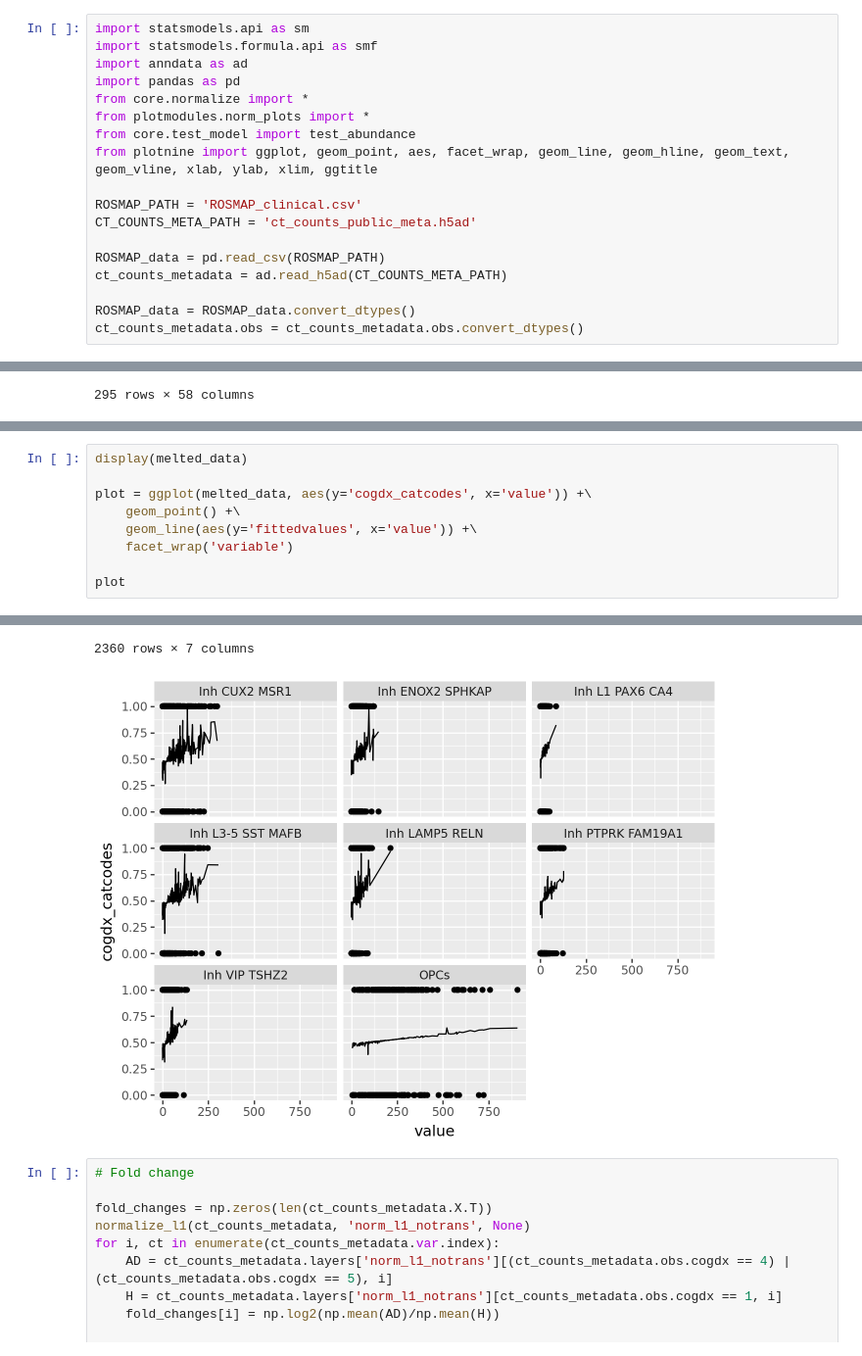
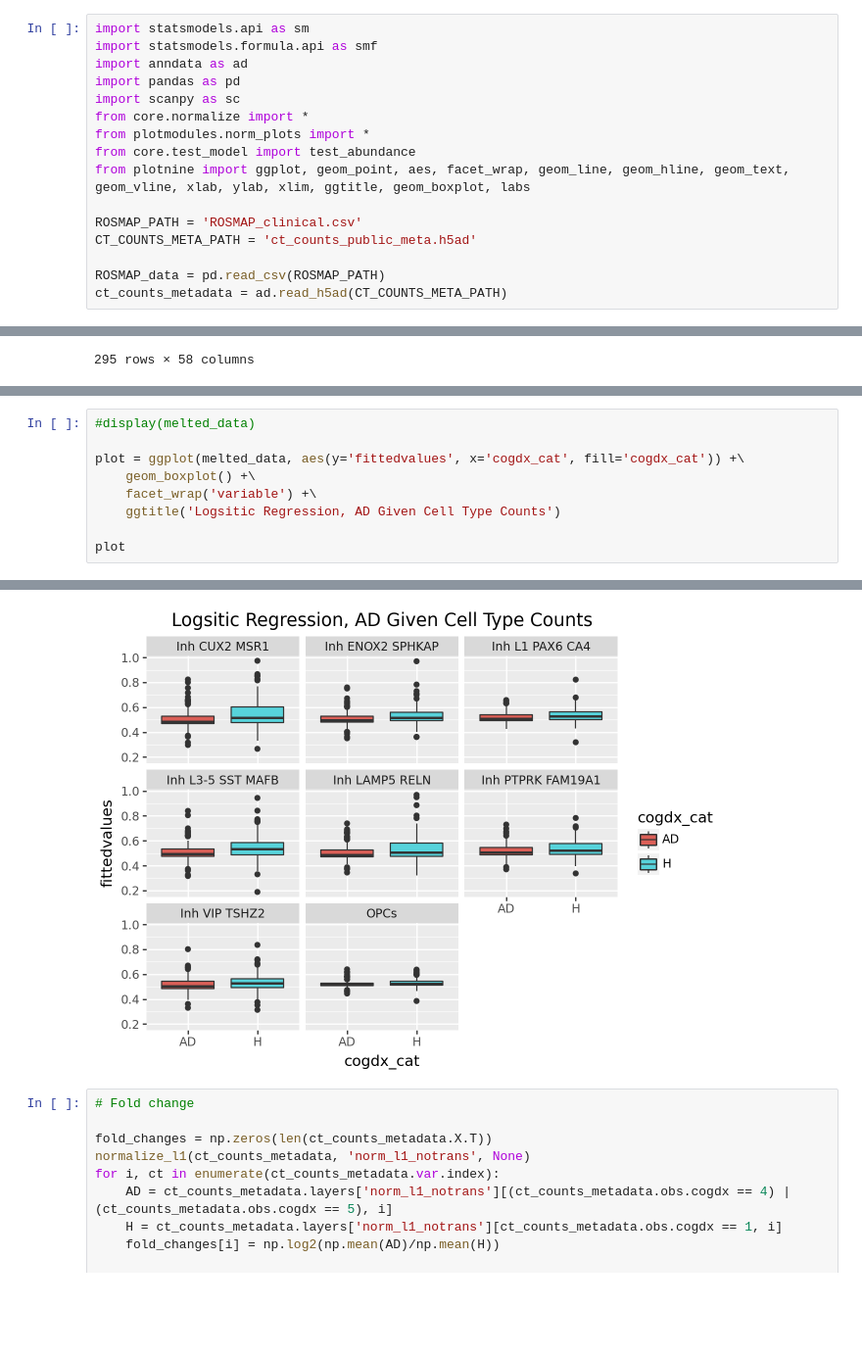
Before and after one commit to LuminousCodeGH/bsc-thesis-scripts, a Jupyter notebook: test_regression.ipynb, the cells around one changed output, grey strips where cells are left out. Shown: that part at 98% size. Drawn from its saved outputs; the diff is of its cells as text; blank space fills up the shorter version.

Commit message:
Generate plots, remove convert_dtypes

```diff
--- a/test_regression.ipynb
+++ b/test_regression.ipynb
@@ -3,19 +3,17 @@ import statsmodels.api as sm
 import statsmodels.formula.api as smf
 import anndata as ad
 import pandas as pd
+import scanpy as sc
 from core.normalize import *
 from plotmodules.norm_plots import *
 from core.test_model import test_abundance
-from plotnine import ggplot, geom_point, aes, facet_wrap, geom_line, geom_hline, geom_text, geom_vline, xlab, ylab, xlim, ggtitle
+from plotnine import ggplot, geom_point, aes, facet_wrap, geom_line, geom_hline, geom_text, geom_vline, xlab, ylab, xlim, ggtitle, geom_boxplot, labs
 
 ROSMAP_PATH = 'ROSMAP_clinical.csv'
 CT_COUNTS_META_PATH = 'ct_counts_public_meta.h5ad'
 
 ROSMAP_data = pd.read_csv(ROSMAP_PATH)
 ct_counts_metadata = ad.read_h5ad(CT_COUNTS_META_PATH)
-
-ROSMAP_data = ROSMAP_data.convert_dtypes()
-ct_counts_metadata.obs = ct_counts_metadata.obs.convert_dtypes()
 # %%
 # Remove outliers
 
@@ -142,10 +132,10 @@ display(summary_tables[1])
 # %%
-display(melted_data)
+#display(melted_data)
 
-plot = ggplot(melted_data, aes(y='cogdx_catcodes', x='value')) +\
-    geom_point() +\
-    geom_line(aes(y='fittedvalues', x='value')) +\
-    facet_wrap('variable')
+plot = ggplot(melted_data, aes(y='fittedvalues', x='cogdx_cat', fill='cogdx_cat')) +\
+    geom_boxplot() +\
+    facet_wrap('variable') +\
+    ggtitle('Logsitic Regression, AD Given Cell Type Counts')
 
 plot
 # %% [output]
@@ -164,5 +142,4 @@ plot
-2360 rows × 7 columns
-[figure, old version]
+[figure, new version]
 # %%
 # Fold change
 
```
Also changed, not shown: parts of 4 cells of this notebook.
